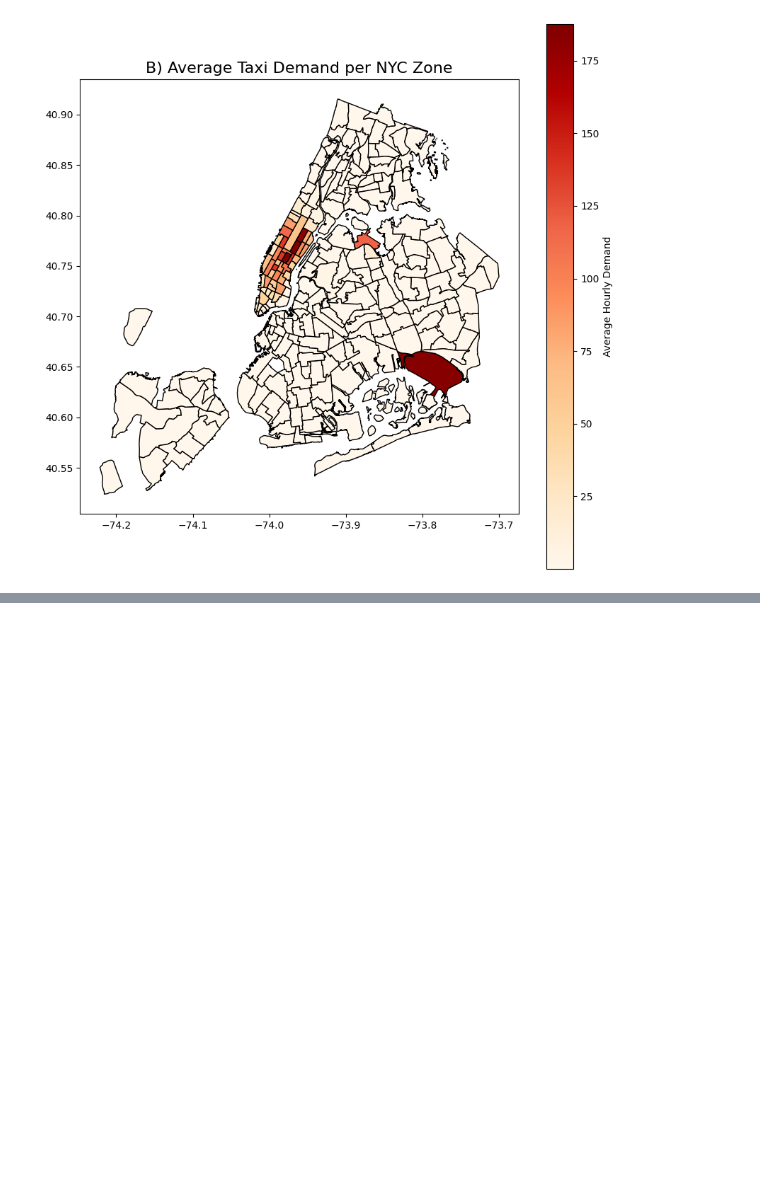
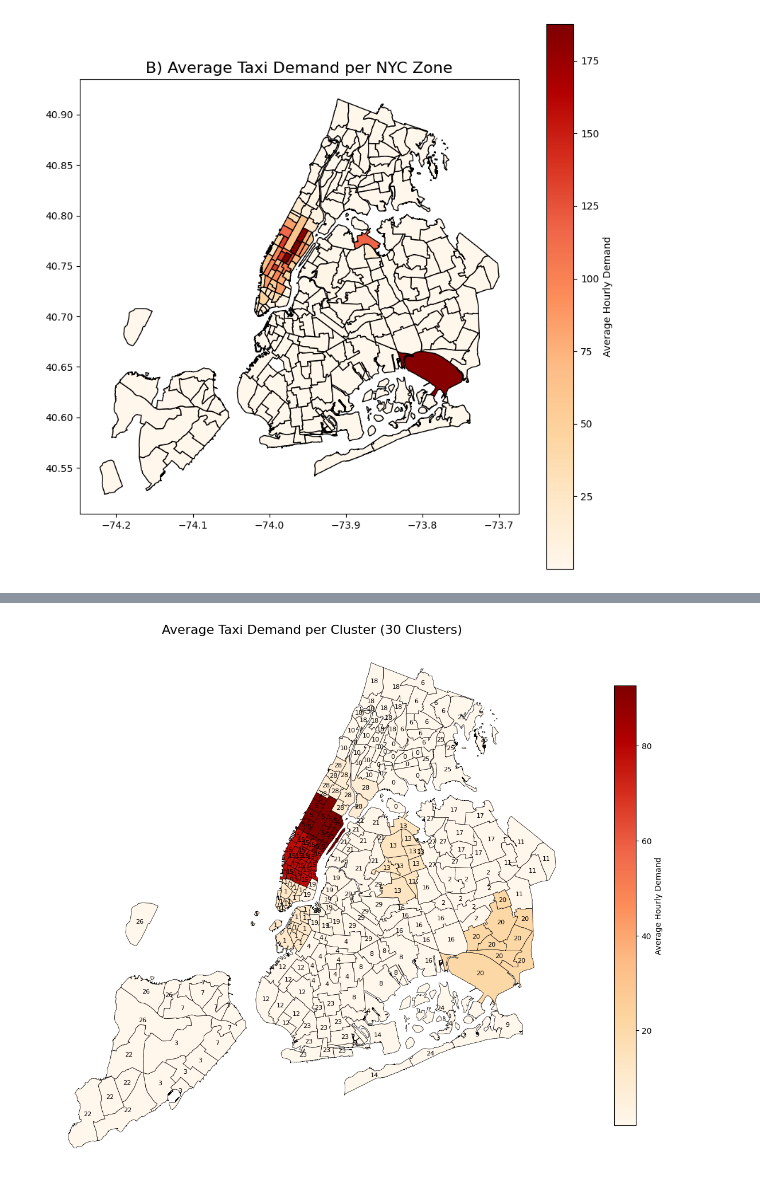
Before and after one commit to GreyJoey/Taxi_Demand_Predicition, a Jupyter notebook: 1_DataPreparation.ipynb, the cells around one changed output, grey strips where cells are left out. Cells and saved outputs as stored; diff of their text form; code cells hidden in the pictures; blank space fills up the shorter version.

```diff
--- a/1_DataPreparation.ipynb
+++ b/1_DataPreparation.ipynb
@@ -646,0 +825,12 @@ plt.show()
+# %%
+# Execute the complete process
+print("Starting complete cluster assignment process...")
+demand_weather = final_cluster_assignment(demand_weather_with_clusters)
+
+print(f"Final data shape: {demand_weather.shape}")
+print(f"Missing cluster values: {demand_weather['cluster'].isna().sum()}")
+
+# Verify final cluster distribution
+print(f"\nFinal cluster distribution:")
+final_distribution = demand_weather['cluster'].value_counts().sort_index()
+print(final_distribution)
@@ -646,0 +868,40 @@ plt.show()
+# %%
+# Calculate average demand per cluster
+cluster_avg_demand = demand_weather.groupby('cluster')['demand'].mean().reset_index()
+cluster_avg_demand = cluster_avg_demand.rename(columns={'demand': 'avg_demand'})
+
+# Merge cluster average demand with the clustered geo-data
+merged_clusters = gdf_clustered.merge(cluster_avg_demand, on='cluster', how='left')
+
+# Plot heatmap by clusters
+fig, ax = plt.subplots(figsize=(12, 10))
+merged_clusters.plot(
+    column='avg_demand',
+    ax=ax,
+    cmap='OrRd',
+    edgecolor='black',
+    linewidth=0.5,
+    legend=True,
+    legend_kwds={
+        'label': "Average Hourly Demand",
+        'shrink': 0.8
+    },
+)
+
+# Add cluster labels at centroids
+for idx, row in merged_clusters.iterrows():
+    ax.text(
+        row['centroid_x'],
+        row['centroid_y'],
+        f"{int(row['cluster'])}",
+        fontsize=8,
+        ha='center',
+        va='center'
+    )
+
+ax.set_title("Average Taxi Demand per Cluster (30 Clusters)", fontsize=16)
+ax.set_axis_off()
+plt.tight_layout()
+plt.show()
+# %% [output]
+[figure, added]
```
Also changed, not shown: parts of 13 cells of this notebook, 1 other file.
